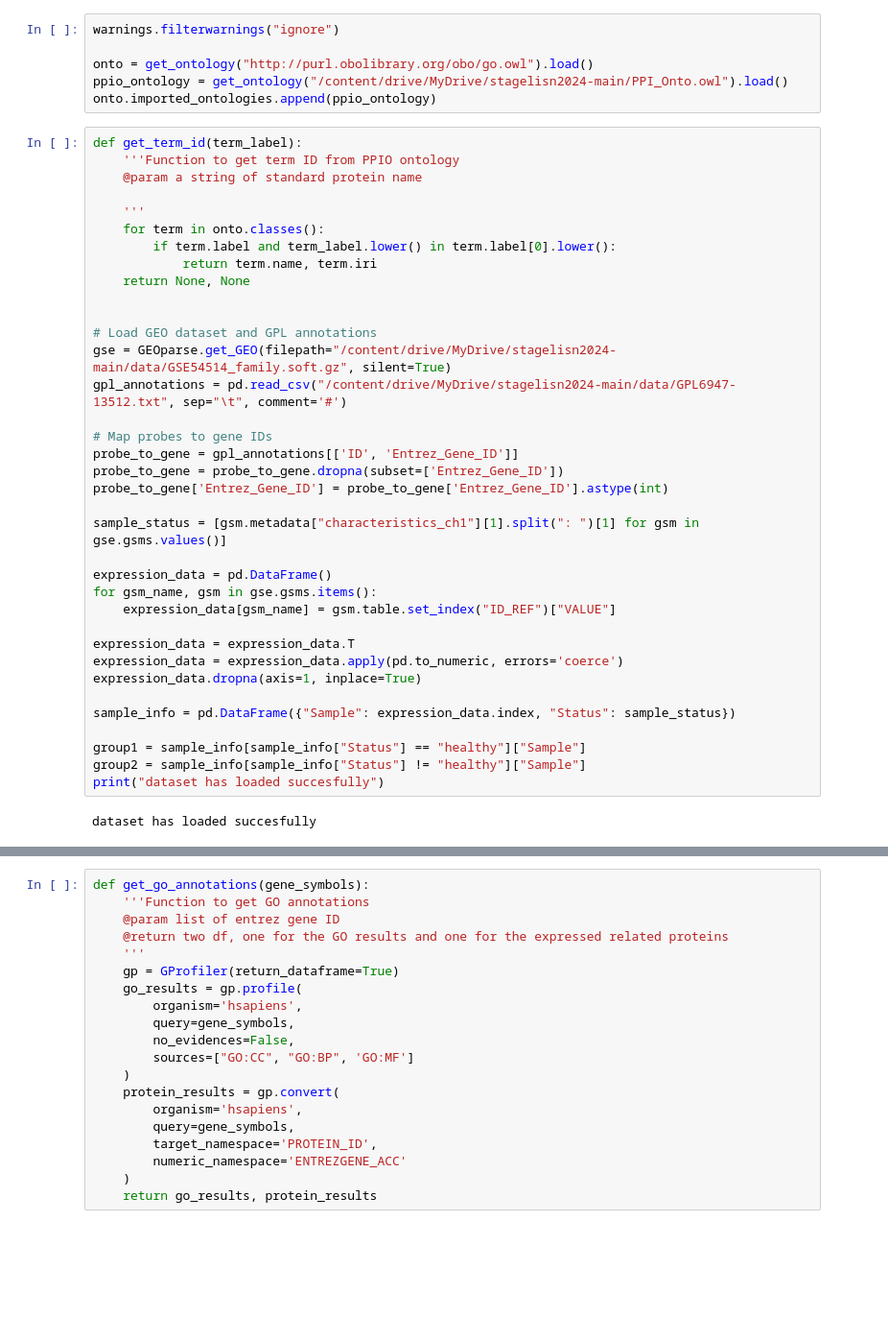
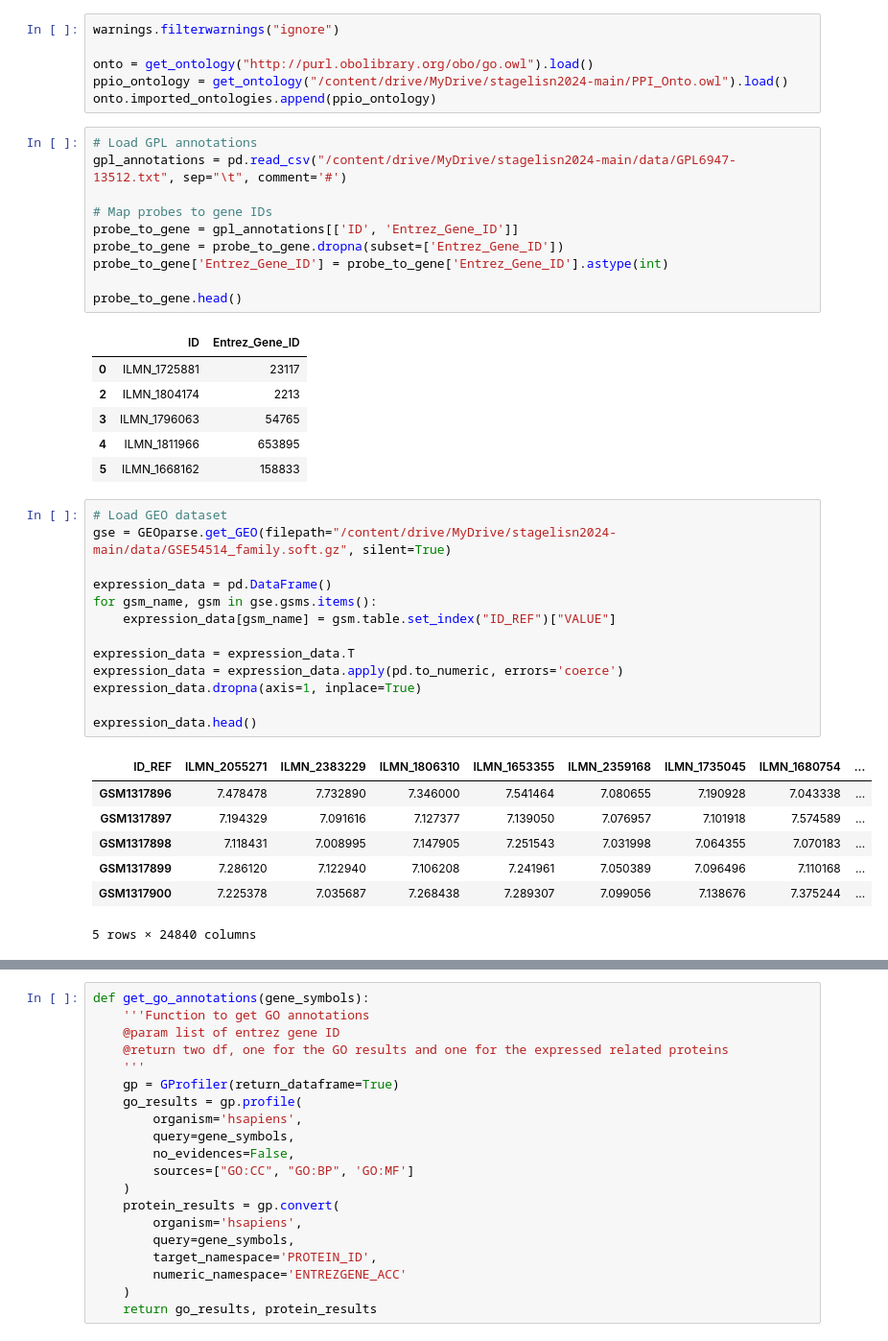
Before and after one commit to yutao-data/Sepsis_Gene_KnowledgeGraph_Ontology, a Jupyter notebook: Sepsis_Dataset_Exploring.ipynb, the cells around one changed output, grey strips where cells are left out. Shown at 96% size. Cells and saved outputs as stored; diff of their text form; blank space fills up the shorter version.

Commit message:
Update Dataset Exploring

```diff
--- a/Sepsis_Dataset_Exploring.ipynb
+++ b/Sepsis_Dataset_Exploring.ipynb
@@ -52,41 +52,41 @@ warnings.filterwarnings("ignore")
 onto = get_ontology("http://purl.obolibrary.org/obo/go.owl").load()
 ppio_ontology = get_ontology("/content/drive/MyDrive/stagelisn2024-main/PPI_Onto.owl").load()
 onto.imported_ontologies.append(ppio_ontology)
+# %%
+# Load GPL annotations
+gpl_annotations = pd.read_csv("/content/drive/MyDrive/stagelisn2024-main/data/GPL6947-13512.txt", sep="\t", comment='#')
+
+# Map probes to gene IDs
+probe_to_gene = gpl_annotations[['ID', 'Entrez_Gene_ID']]
+probe_to_gene = probe_to_gene.dropna(subset=['Entrez_Gene_ID'])
+probe_to_gene['Entrez_Gene_ID'] = probe_to_gene['Entrez_Gene_ID'].astype(int)
+
+probe_to_gene.head()
+# %% [output]
+|  | ID | Entrez_Gene_ID |
+| 0 | ILMN_1725881 | 23117 |
+| 2 | ILMN_1804174 | 2213 |
+| 3 | ILMN_1796063 | 54765 |
+| 4 | ILMN_1811966 | 653895 |
+| 5 | ILMN_1668162 | 158833 |
 # %%
-def get_term_id(term_label):
-    '''Function to get term ID from PPIO ontology
-    @param a string of standard protein name
-
-    '''
-    for term in onto.classes():
-        if term.label and term_label.lower() in term.label[0].lower():
-            return term.name, term.iri
-    return None, None
-
-
-# Load GEO dataset and GPL annotations
+# Load GEO dataset
 gse = GEOparse.get_GEO(filepath="/content/drive/MyDrive/stagelisn2024-main/data/GSE54514_family.soft.gz", silent=True)
-gpl_annotations = pd.read_csv("/content/drive/MyDrive/stagelisn2024-main/data/GPL6947-13512.txt", sep="\t", comment='#')
-
-# Map probes to gene IDs
-probe_to_gene = gpl_annotations[['ID', 'Entrez_Gene_ID']]
-probe_to_gene = probe_to_gene.dropna(subset=['Entrez_Gene_ID'])
-probe_to_gene['Entrez_Gene_ID'] = probe_to_gene['Entrez_Gene_ID'].astype(int)
-
-sample_status = [gsm.metadata["characteristics_ch1"][1].split(": ")[1] for gsm in gse.gsms.values()]
 
 expression_data = pd.DataFrame()
 for gsm_name, gsm in gse.gsms.items():
     expression_data[gsm_name] = gsm.table.set_index("ID_REF")["VALUE"]
 
 expression_data = expression_data.T
 expression_data = expression_data.apply(pd.to_numeric, errors='coerce')
 expression_data.dropna(axis=1, inplace=True)
 
-sample_info = pd.DataFrame({"Sample": expression_data.index, "Status": sample_status})
-
-group1 = sample_info[sample_info["Status"] == "healthy"]["Sample"]
-group2 = sample_info[sample_info["Status"] != "healthy"]["Sample"]
-print("dataset has loaded succesfully")
+expression_data.head()
 # %% [output]
+| ID_REF | ILMN_2055271 | ILMN_2383229 | ILMN_1806310 | ILMN_1653355 | ILMN_2359168 | ILMN_1735045 | ILMN_1680754 | ... |
+| GSM1317896 | 7.478478 | 7.732890 | 7.346000 | 7.541464 | 7.080655 | 7.190928 | 7.043338 | ... |
+| GSM1317897 | 7.194329 | 7.091616 | 7.127377 | 7.139050 | 7.076957 | 7.101918 | 7.574589 | ... |
+| GSM1317898 | 7.118431 | 7.008995 | 7.147905 | 7.251543 | 7.031998 | 7.064355 | 7.070183 | ... |
+| GSM1317899 | 7.286120 | 7.122940 | 7.106208 | 7.241961 | 7.050389 | 7.096496 | 7.110168 | ... |
+| GSM1317900 | 7.225378 | 7.035687 | 7.268438 | 7.289307 | 7.099056 | 7.138676 | 7.375244 | ... |
-dataset has loaded succesfully
+5 rows × 24840 columns
```
Also changed, not shown: parts of 21 cells of this notebook.
